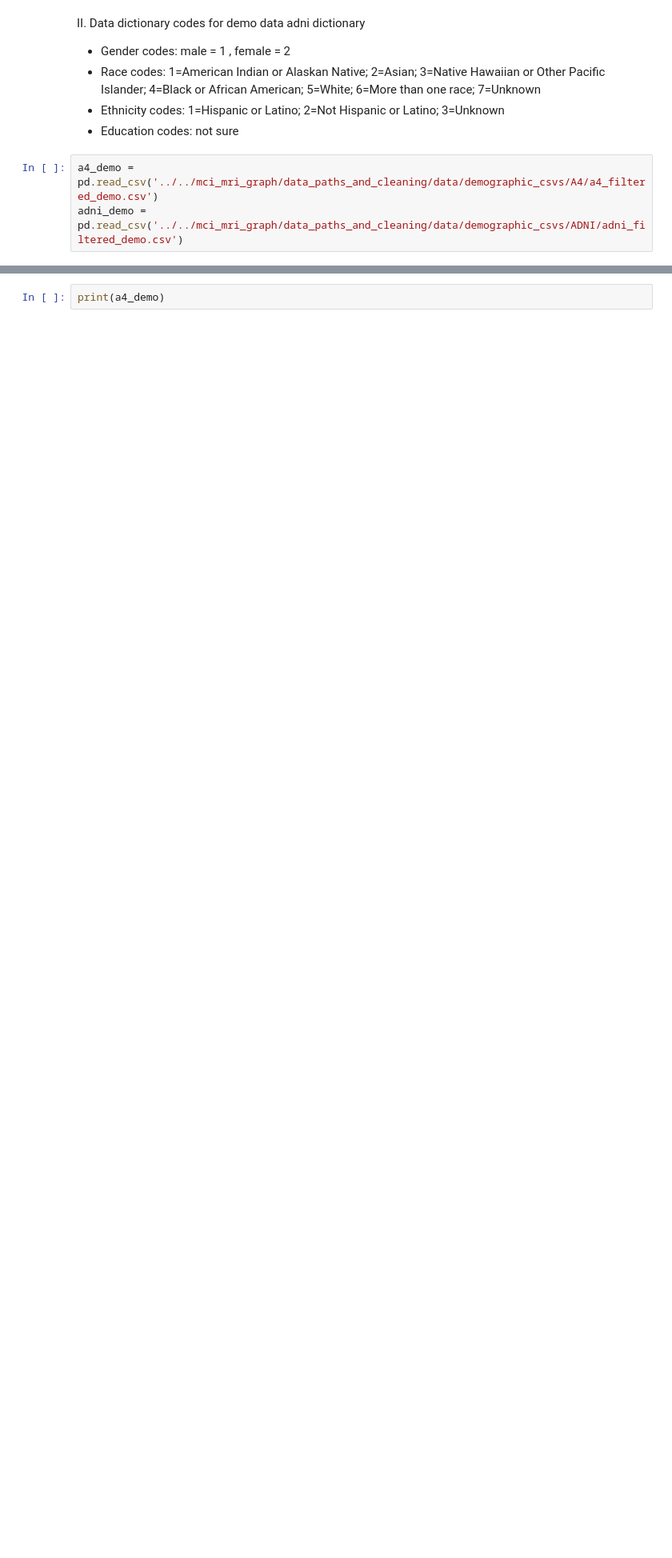
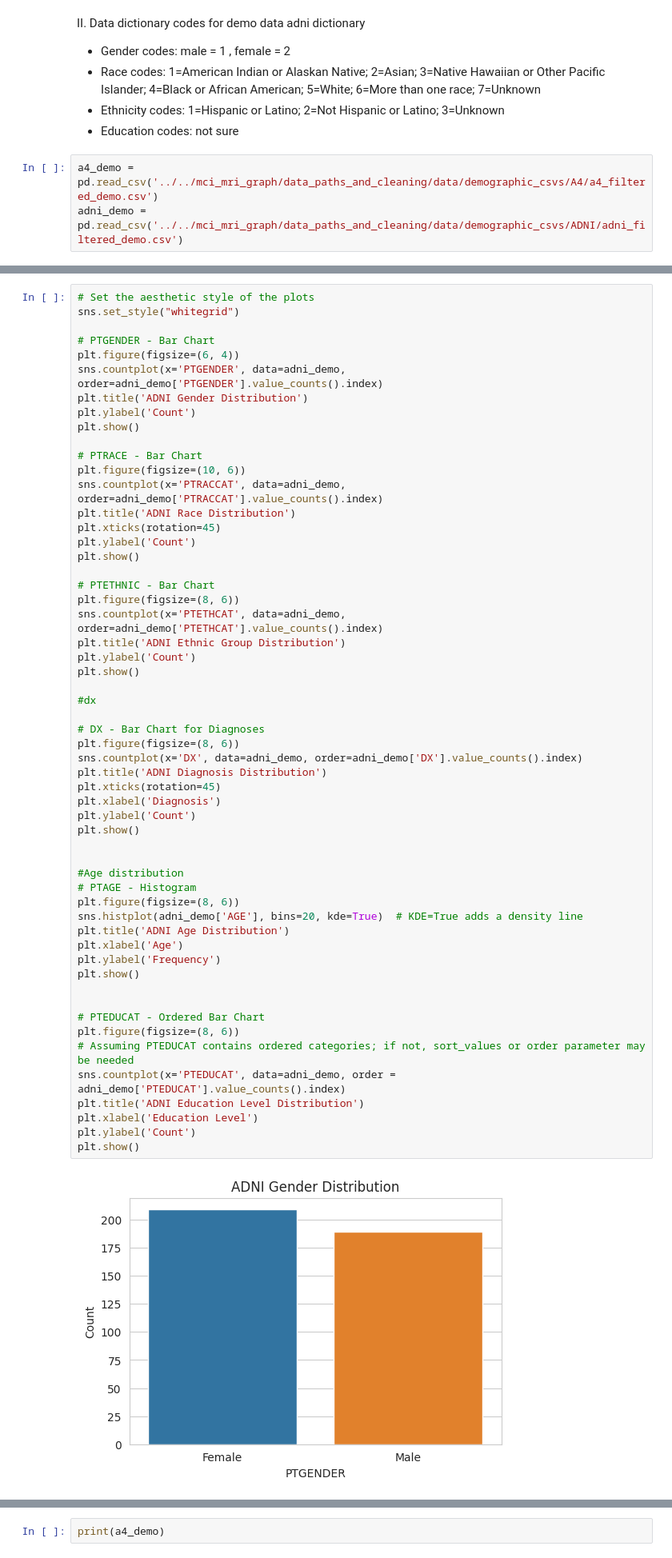
Before and after one commit to vkola-lab/jad2024, a Jupyter notebook: data_paths_and_cleaning/demo_figure_generator.ipynb, the cells around one changed output, grey strips where cells are left out. Shown: that part at 80% size. Drawn from its saved outputs; the diff is of its cells as text; blank space fills up the shorter version.

```diff
--- a/data_paths_and_cleaning/demo_figure_generator.ipynb
+++ b/data_paths_and_cleaning/demo_figure_generator.ipynb
@@ -27,0 +101,58 @@ adni_demo = pd.read_csv('../../mci_mri_graph/data_paths_and_cleaning/data/demogr
+# %%
+# Set the aesthetic style of the plots
+sns.set_style("whitegrid")
+
+# PTGENDER - Bar Chart
+plt.figure(figsize=(6, 4))
+sns.countplot(x='PTGENDER', data=adni_demo, order=adni_demo['PTGENDER'].value_counts().index)
+plt.title('ADNI Gender Distribution')
+plt.ylabel('Count')
+plt.show()
+
+# PTRACE - Bar Chart
+plt.figure(figsize=(10, 6))
+sns.countplot(x='PTRACCAT', data=adni_demo, order=adni_demo['PTRACCAT'].value_counts().index)
+plt.title('ADNI Race Distribution')
+plt.xticks(rotation=45)
+plt.ylabel('Count')
+plt.show()
+
+# PTETHNIC - Bar Chart
+plt.figure(figsize=(8, 6))
+sns.countplot(x='PTETHCAT', data=adni_demo, order=adni_demo['PTETHCAT'].value_counts().index)
+plt.title('ADNI Ethnic Group Distribution')
+plt.ylabel('Count')
+plt.show()
+
+#dx
+
+# DX - Bar Chart for Diagnoses
+plt.figure(figsize=(8, 6))
+sns.countplot(x='DX', data=adni_demo, order=adni_demo['DX'].value_counts().index)
+plt.title('ADNI Diagnosis Distribution')
+plt.xticks(rotation=45)
+plt.xlabel('Diagnosis')
+plt.ylabel('Count')
+plt.show()
+
+
+#Age distribution
+# PTAGE - Histogram
+plt.figure(figsize=(8, 6))
+sns.histplot(adni_demo['AGE'], bins=20, kde=True)  # KDE=True adds a density line
+plt.title('ADNI Age Distribution')
+plt.xlabel('Age')
+plt.ylabel('Frequency')
+plt.show()
+
+
+# PTEDUCAT - Ordered Bar Chart
+plt.figure(figsize=(8, 6))
+# Assuming PTEDUCAT contains ordered categories; if not, sort_values or order parameter may be needed
+sns.countplot(x='PTEDUCAT', data=adni_demo, order = adni_demo['PTEDUCAT'].value_counts().index)
+plt.title('ADNI Education Level Distribution')
+plt.xlabel('Education Level')
+plt.ylabel('Count')
+plt.show()
+# %% [output]
+[figure, added]
```
Also changed, not shown: parts of 21 cells of this notebook, 2 other files.
